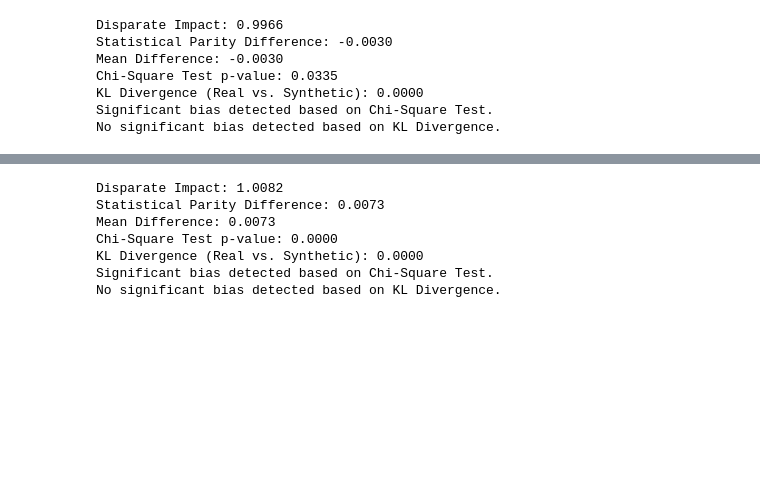
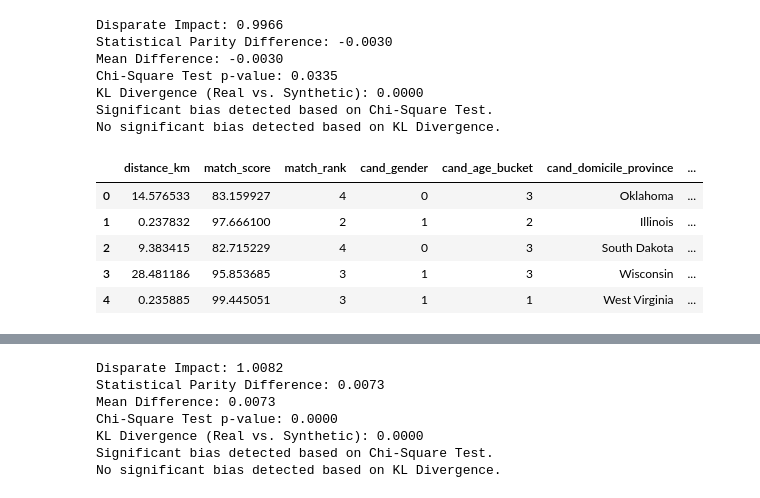
Before and after one commit to adiiulio/AiInIndustry_2025, a Jupyter notebook: Reverse_Matching.ipynb, the cells around one changed output, grey strips where cells are left out. Cells and saved outputs as stored; diff of their text form; code cells hidden in the pictures; blank space fills up the shorter version.

```diff
--- a/Reverse_Matching.ipynb
+++ b/Reverse_Matching.ipynb
@@ -1406,3 +1411,12 @@ Chi-Square Test p-value: 0.0335
 KL Divergence (Real vs. Synthetic): 0.0000
 Significant bias detected based on Chi-Square Test.
 No significant bias detected based on KL Divergence.
+# %%
+synth_data.head()
+# %% [output]
+|  | distance_km | match_score | match_rank | cand_gender | cand_age_bucket | cand_domicile_province | ... |
+| 0 | 14.576533 | 83.159927 | 4 | 0 | 3 | Oklahoma | ... |
+| 1 | 0.237832 | 97.666100 | 2 | 1 | 2 | Illinois | ... |
+| 2 | 9.383415 | 82.715229 | 4 | 0 | 3 | South Dakota | ... |
+| 3 | 28.481186 | 95.853685 | 3 | 1 | 3 | Wisconsin | ... |
+| 4 | 0.235885 | 99.445051 | 3 | 1 | 1 | West Virginia | ... |
```
Also changed, not shown: parts of 8 cells of this notebook.
